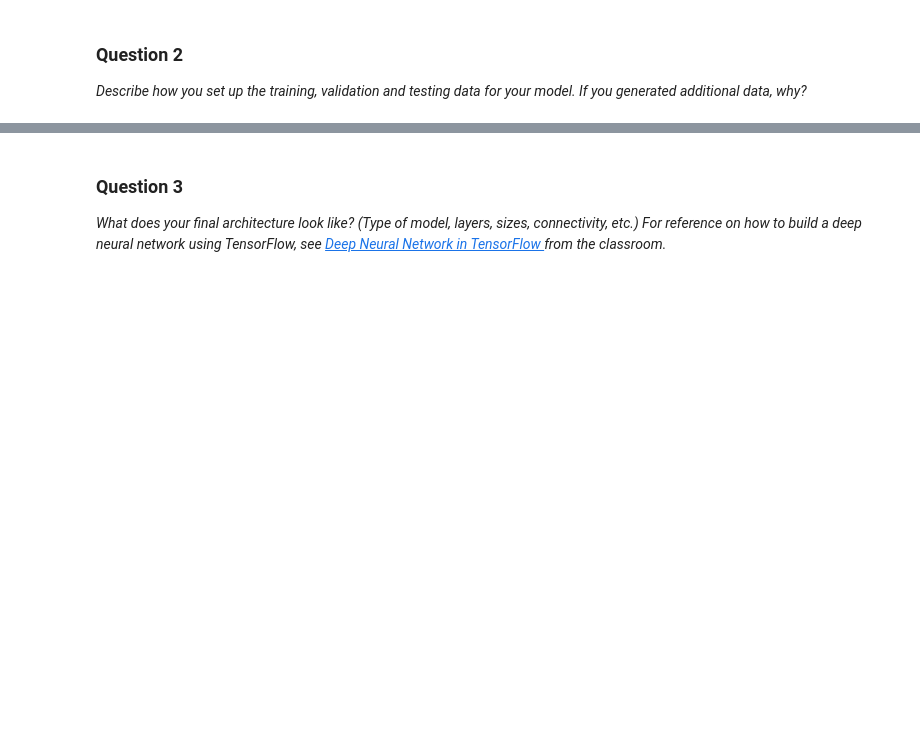
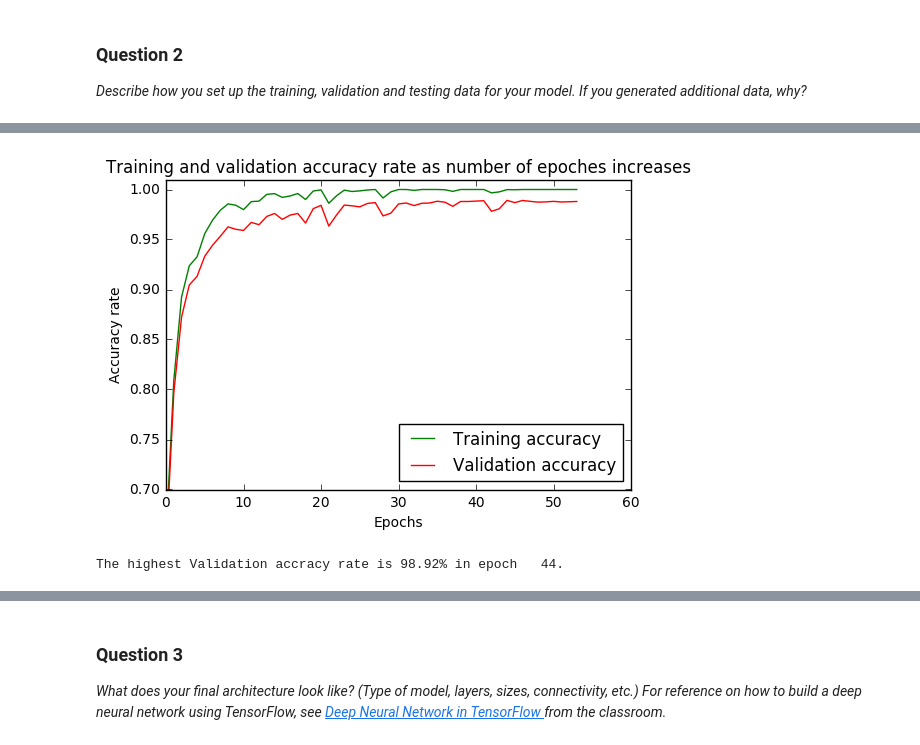
Before and after one commit to lancejchen/traffic-signs, a Jupyter notebook: Traffic_Signs_Recognition.ipynb, the cells around one changed output, grey strips where cells are left out. Cells and saved outputs as stored; diff of their text form; code cells hidden in the pictures; blank space fills up the shorter version.

```diff
--- a/Traffic_Signs_Recognition.ipynb
+++ b/Traffic_Signs_Recognition.ipynb
@@ -559,0 +587,19 @@ ax:  Axes(0.684722,0.125;0.215278x0.215278)
+# %%
+# plot training accuracy and validation set accuracy.
+epoch_length = range(len(epoch_valid))
+plt.plot(epoch_length, epoch_train, 'g', label='Training accuracy')
+plt.plot(epoch_length, epoch_valid, 'r', label='Validation accuracy')
+plt.xlabel('Epochs')
+plt.ylabel('Accuracy rate')
+plt.ylim((0.7,1.01))
+plt.title('Training and validation accuracy rate as number of epoches increases')
+plt.legend(loc='lower right')
+plt.show()
+# %% [output]
+[figure, added]
+# %%
+max_epoch = np.argmax(epoch_valid)
+max_epoch_value = epoch_valid[max_epoch]
+print('The highest Validation accracy rate is {0:>.2%} in epoch {1:>4}.'.format(max_epoch_value, max_epoch))
+# %% [output]
+The highest Validation accracy rate is 98.92% in epoch   44.
```
Also changed, not shown: parts of 29 cells of this notebook, 3 other files.
